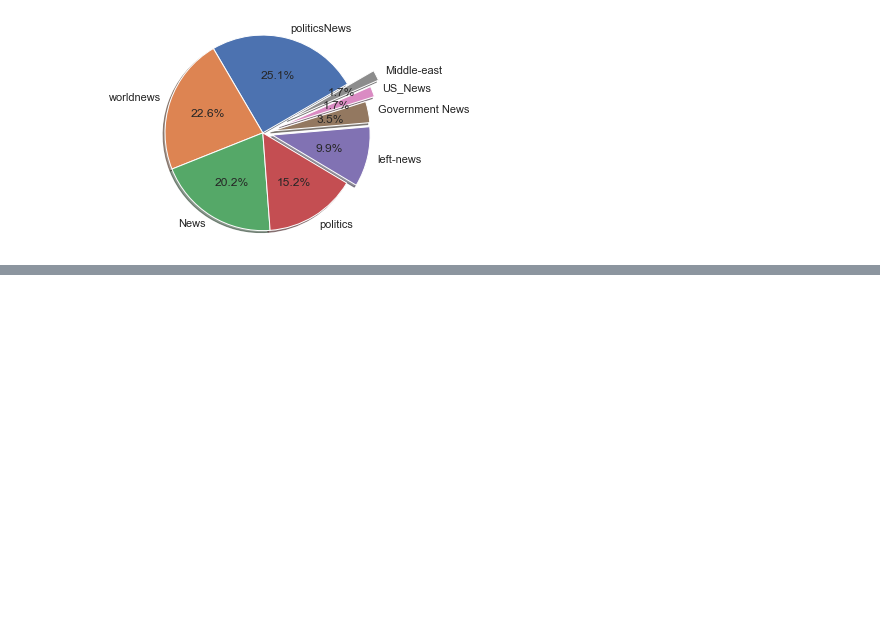
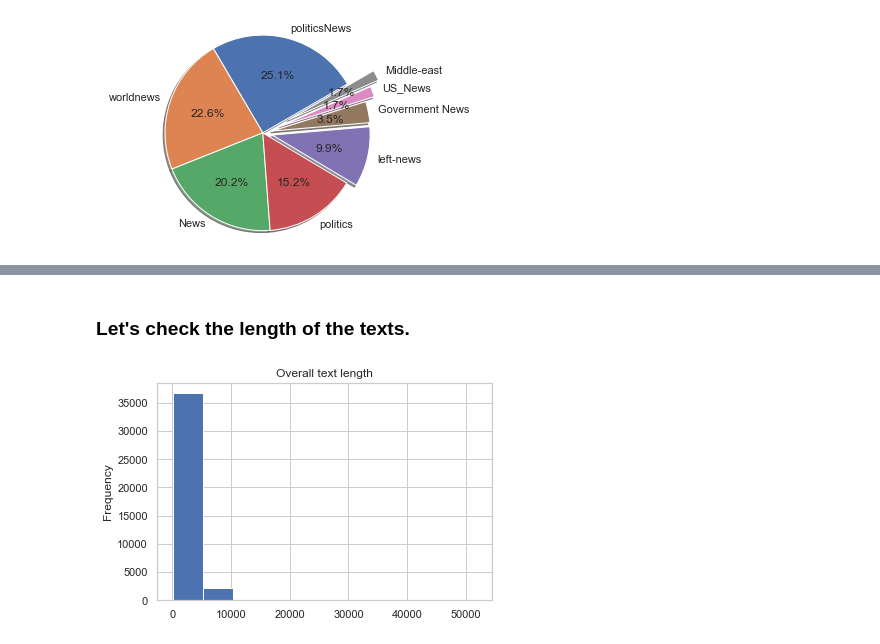
Before and after one commit to Bakar31/Basic-NLP-Projects, a Jupyter notebook: News Classification/Notebooks/EDA.ipynb, the cells around one changed output, grey strips where cells are left out. Saved outputs shown, nothing was run; the diff lists cells and outputs as text; code cells hidden in the pictures; blank space fills up the shorter version.

```diff
--- a/News Classification/Notebooks/EDA.ipynb
+++ b/News Classification/Notebooks/EDA.ipynb
@@ -75,3 +75,8 @@ ax1.pie(df['subject'].value_counts(), explode=explode, labels=labels, autopct='%
 ax1.axis('equal');
 # %% [output]
 [figure]
+# %%
+# combining 'title'and 'text'
+df['full_text'] = df['title'] + ' ' + df['text']
+df.drop(['title', 'text', 'subject', 'date'], axis = 1, inplace=True)
+df.head()
@@ -77,0 +90,8 @@ ax1.axis('equal');
+# %% [markdown]
+### Let's check the length of the texts.
+# %%
+text_length = df['full_text'].drop_duplicates().apply(len)
+text_length.plot(kind='hist')
+plt.title('Overall text length');
+# %% [output]
+[figure, added]
```
Also changed, not shown: parts of 19 cells of this notebook.
